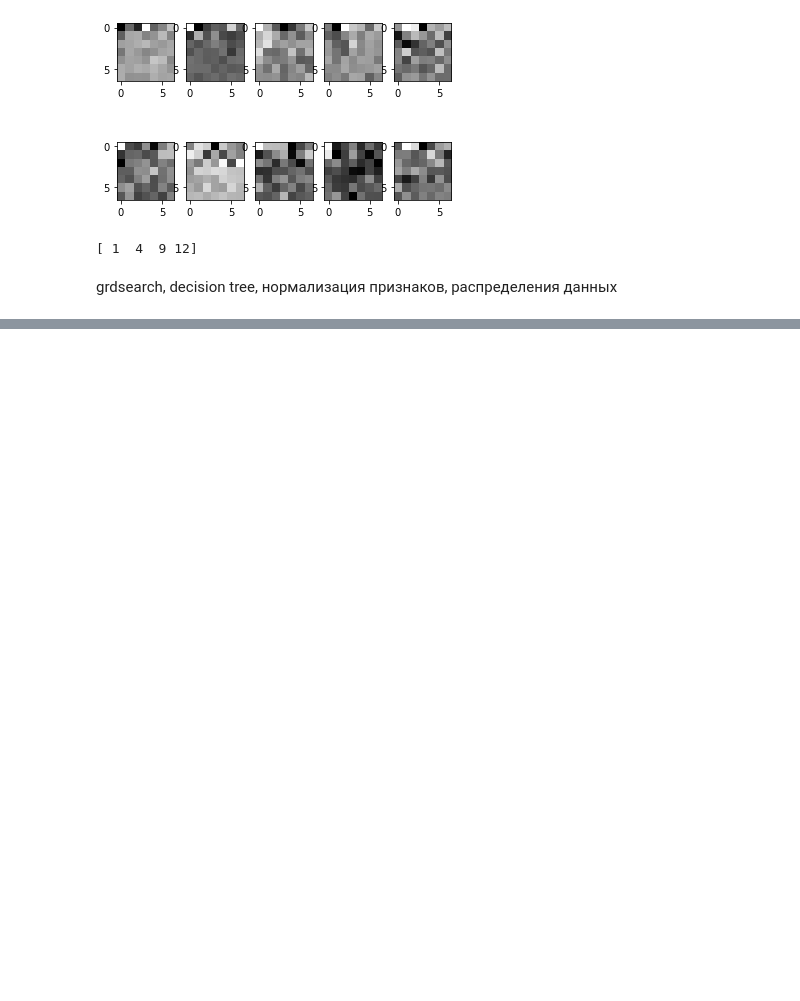
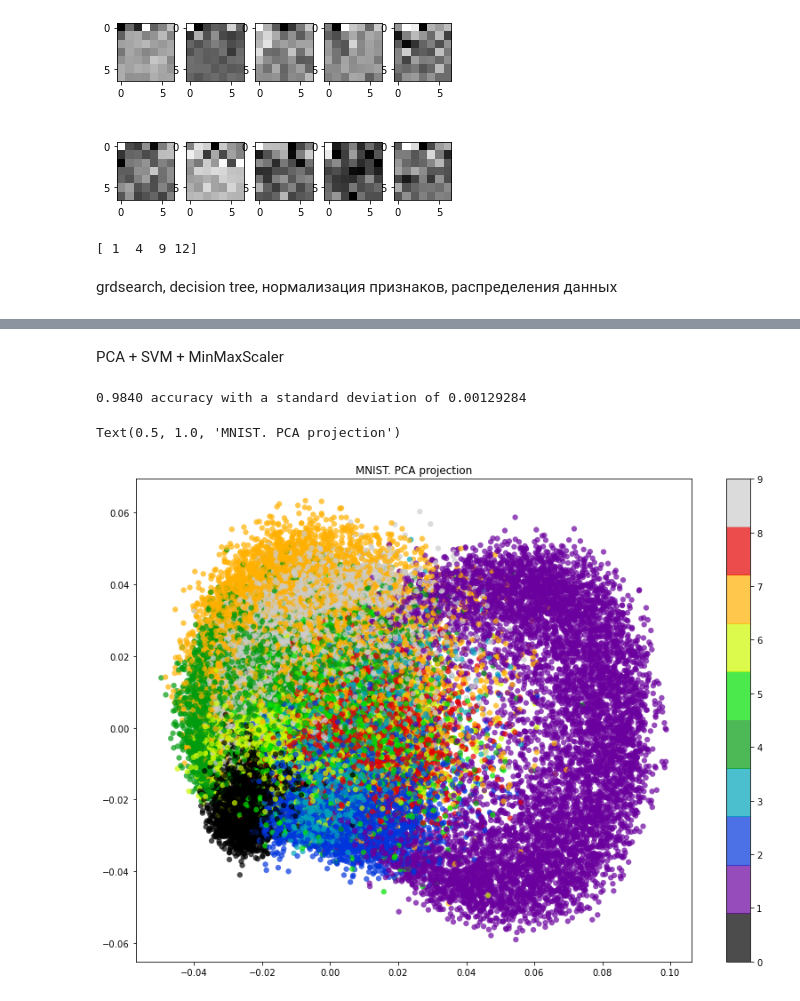
Before and after one commit to naviak/MLTasks, a Jupyter notebook: Task2/mnist.ipynb, the cells around one changed output, grey strips where cells are left out. Saved outputs shown, nothing was run; the diff lists cells and outputs as text; code cells hidden in the pictures; blank space fills up the shorter version.

```diff
--- a/Task2/mnist.ipynb
+++ b/Task2/mnist.ipynb
@@ -127,0 +156,5 @@ grdsearch, decision tree, нормализация признаков, расп
+# %%
+from sklearn.preprocessing import MinMaxScaler
+scaler = MinMaxScaler()
+X_mod = scaler.fit_transform(X,y)
+showMnistExamples(X_mod,y,0)
@@ -127,0 +163,19 @@ grdsearch, decision tree, нормализация признаков, расп
+# %% [markdown]
+PCA + SVM + MinMaxScaler
+# %%
+model = svm.SVC(C=5, kernel='rbf', tol=1)
+mc = MNISTClassifier(model,X_mod,y,PCA_flag=True,components=49)
+scores = mc.getCrossValidateScore()
+print("%0.4f accuracy with a standard deviation of %0.8f" % (scores.mean(), scores.std()))
+# %% [output]
+0.9840 accuracy with a standard deviation of 0.00129284
+# %%
+plt.figure(figsize=(14,10))
+plt.scatter(mc.X[:, 0], mc.X[:, 1], c=mc.y,
+            edgecolor='none', alpha=0.7, s=40,
+            cmap=plt.cm.get_cmap('nipy_spectral', 10))
+plt.colorbar()
+plt.title('MNIST. PCA projection')
+# %% [output]
+Text(0.5, 1.0, 'MNIST. PCA projection')
+[figure, added]
```
Also changed, not shown: parts of 8 cells of this notebook, 1 other file.
